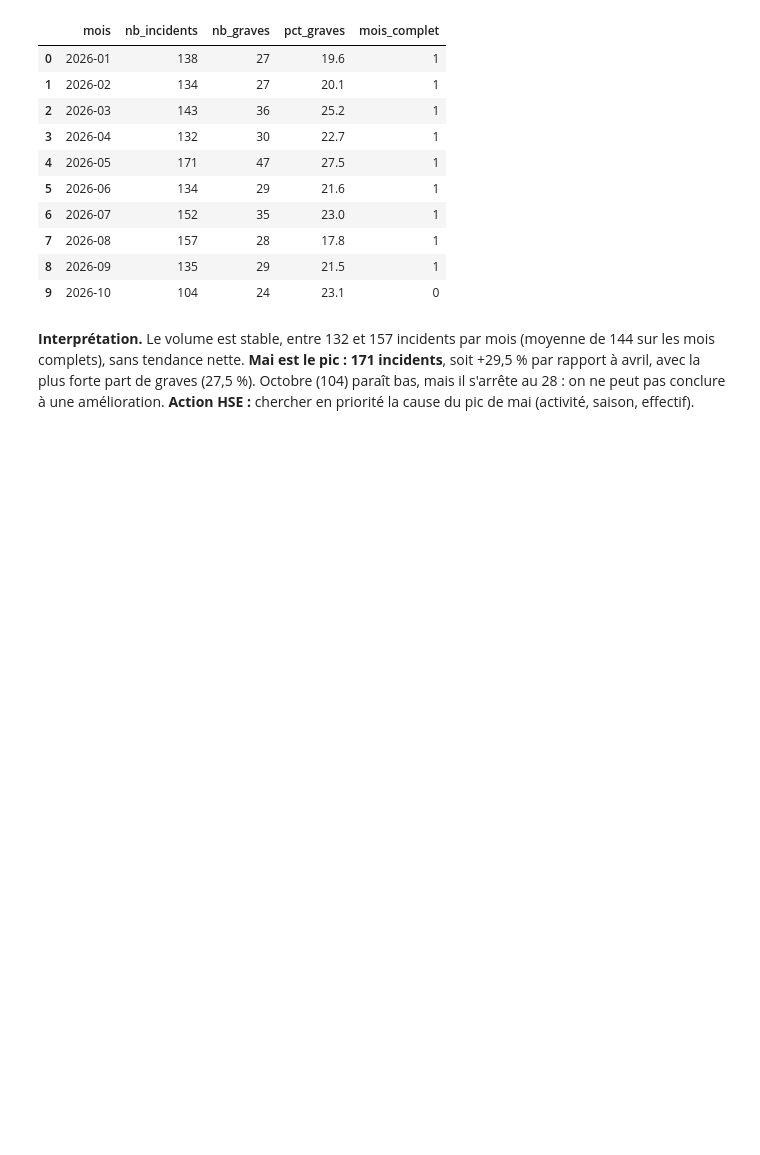
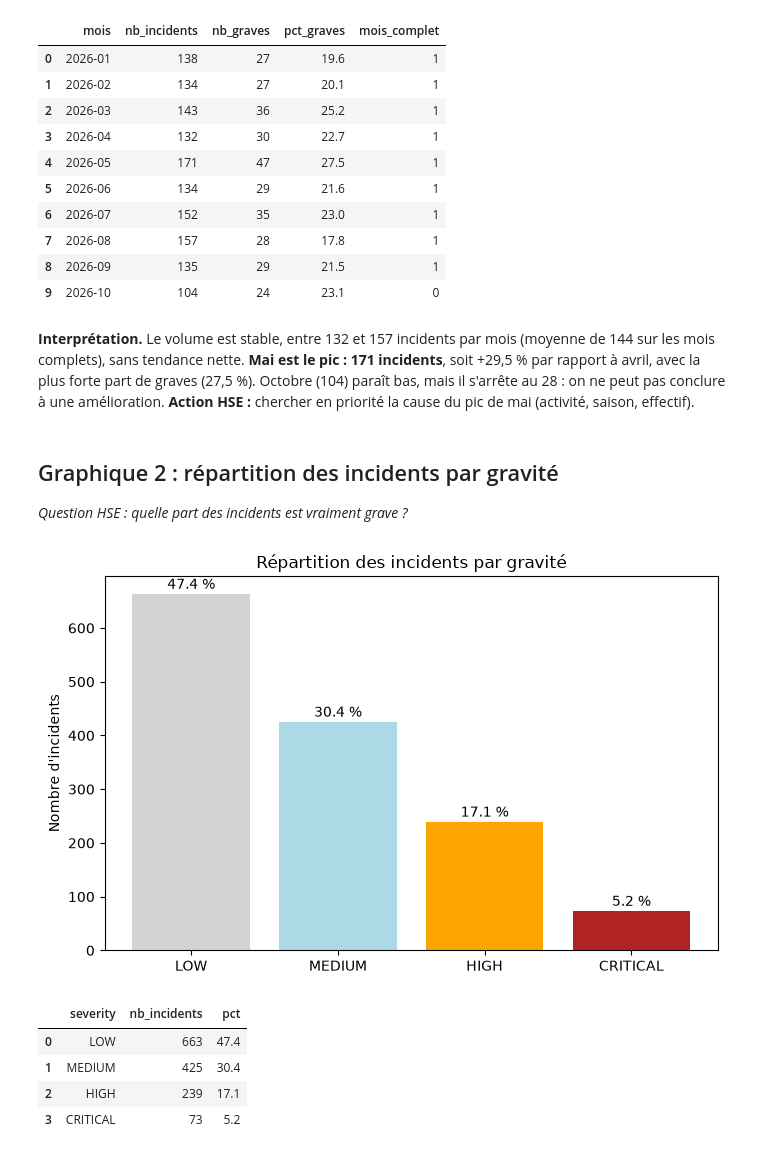
Before and after one commit to fatouu50/Port-Safety-Incident-Analytics-M2-IAMD-Gestion-des-Donn-es-Massives-, a Jupyter notebook: 07_EDA/eda_projet11.ipynb, the cells around one changed output. Drawn from its saved outputs; the diff is of its cells as text; code cells hidden in the pictures; blank space fills up the shorter version.

Commit message:
07_EDA : graphique 2, répartition par gravité

```diff
--- a/07_EDA/eda_projet11.ipynb
+++ b/07_EDA/eda_projet11.ipynb
@@ -76,3 +76,36 @@ mois[["mois", "nb_incidents", "nb_graves", "pct_graves", "mois_complet"]]
 # %% [markdown]
 **Interprétation.** Le volume est stable, entre 132 et 157 incidents par mois (moyenne de 144 sur les mois complets), sans tendance nette. **Mai est le pic : 171 incidents**, soit +29,5 % par rapport à avril, avec la plus forte part de graves (27,5 %). Octobre (104) paraît bas, mais il s'arrête au 28 : on ne peut pas conclure à une amélioration.
 **Action HSE :** chercher en priorité la cause du pic de mai (activité, saison, effectif).
+# %% [markdown]
+## Graphique 2 : répartition des incidents par gravité
+*Question HSE : quelle part des incidents est vraiment grave ?*
+# %%
+gravite = pd.read_sql_query("SELECT * FROM mart_severity_distribution", con)
+
+# Ordre naturel de la gravité, du plus faible au plus grave
+ordre = ["LOW", "MEDIUM", "HIGH", "CRITICAL"]
+gravite = gravite.set_index("severity").loc[ordre].reset_index()
+
+couleurs = ["lightgray", "lightblue", "orange", "firebrick"]
+
+plt.figure(figsize=(7, 4.5))
+plt.bar(gravite["severity"], gravite["nb_incidents"], color=couleurs)
+
+# Écrire le pourcentage au-dessus de chaque barre
+for i, ligne in gravite.iterrows():
+    plt.text(i, ligne["nb_incidents"] + 10, f"{ligne['pct']} %", ha="center")
+
+plt.title("Répartition des incidents par gravité")
+plt.ylabel("Nombre d'incidents")
+plt.tight_layout()
+plt.savefig("figures/02_gravite.png", dpi=150)
+plt.show()
+
+gravite
+# %% [output]
+[figure, added]
+|  | severity | nb_incidents | pct |
+| 0 | LOW | 663 | 47.4 |
+| 1 | MEDIUM | 425 | 30.4 |
+| 2 | HIGH | 239 | 17.1 |
+| 3 | CRITICAL | 73 | 5.2 |
```
Also changed, not shown: 1 other file.
